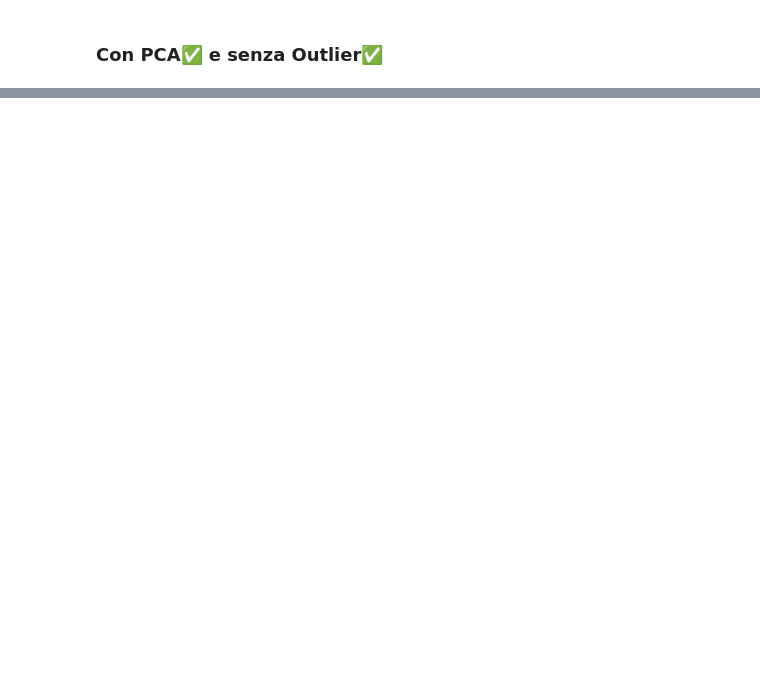
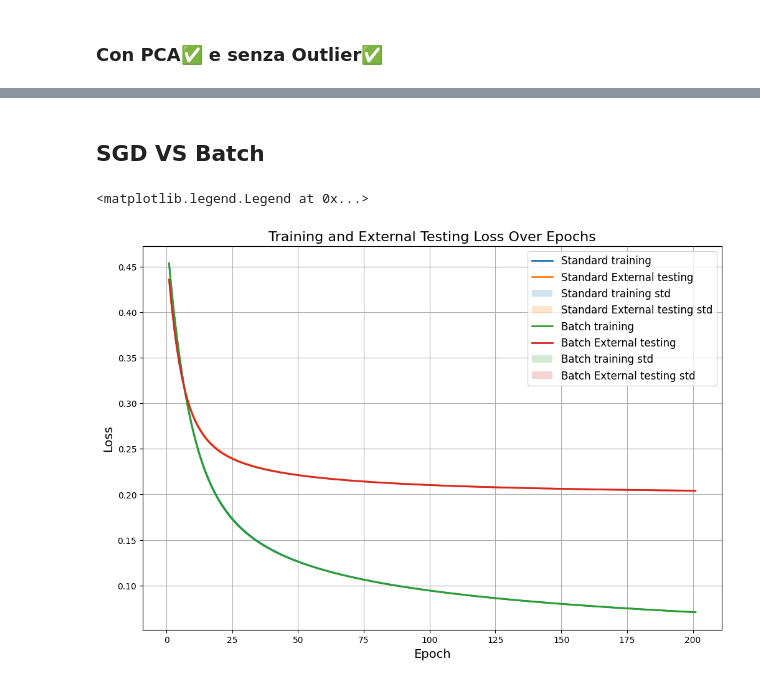
Before and after one commit to Finardi-FS/Neural-Shrimps, a Jupyter notebook: Neural_Network/NN_TrafficProject .ipynb, the cells around one changed output, grey strips where cells are left out. Cells and saved outputs as stored; diff of their text form; code cells hidden in the pictures; blank space fills up the shorter version.

Commit message:
SGD vs Batch

```diff
--- a/Neural_Network/NN_TrafficProject .ipynb
+++ b/Neural_Network/NN_TrafficProject .ipynb
@@ -1948,3 +1935,5 @@ Sensitivity :  1.0
 Specificity :  0.7142857142857142
 FN          :  0
 FP          :  0.2857142857142857
+# %% [markdown]
+## SGD VS Batch
@@ -1950,0 +1974,52 @@ FP          :  0.2857142857142857
+# %%
+pd.options.display.float_format = None
+
+weights         = 2 * np.random.rand(len(data_int[0])) - 1
+epochs        	= 200
+LRA             = 0.01
+LRB				= 0.95
+
+N_as = 20
+tr_as = np.array([]).reshape(0, epochs+1)
+ext_te_as = np.array([]).reshape(0, epochs+1)
+results = {}
+
+plt.figure(figsize=(12, 8))
+
+methods = {
+    'Standard': NN.training,
+    'Batch': NN.training_batch
+}
+for method_name, training_method in methods.items():
+	for i in range(N_as):
+		avg_tr, avg_ext_te = Loss_function_per_epoch(training_method, data_int, labels_int,
+											   			data_ext, labels_ext, weights, epochs, LRA, LRB)
+		avg_tr, avg_ext_te = Loss_function_per_epoch(training_method, data_int, labels_int,
+											   			data_ext, labels_ext, weights, epochs, LRA, LRB)
+		tr_as = np.vstack((tr_as, avg_tr))
+		ext_te_as = np.vstack((ext_te_as, avg_ext_te))
+
+	avg_tr_as = np.mean(tr_as, axis = 0)
+	std_tr_as = np.std(tr_as, axis = 0)
+
+	avg_ext_te_as = np.mean(ext_te_as, axis = 0)
+	std_ext_te_as = np.std(ext_te_as, axis = 0)
+
+
+	plt.plot(np.arange(1, epochs+2), avg_tr_as, label = method_name + ' training', linewidth = 2)
+	plt.plot(np.arange(1, epochs+2), avg_ext_te_as, label = method_name + ' External testing', linewidth = 2)
+
+	# Add error bands
+	plt.fill_between(np.arange(1, epochs + 2), avg_tr_as - std_tr_as, avg_tr_as + std_tr_as, alpha = 0.2,
+				  		label = method_name +' training std', linewidth = 2)
+	plt.fill_between(np.arange(1, epochs + 2), avg_ext_te_as - std_ext_te_as, avg_ext_te_as + std_ext_te_as, alpha = 0.2,
+				  		label = method_name + ' External testing std', linewidth = 2)
+
+plt.title('Training and External Testing Loss Over Epochs', fontsize=16)
+plt.xlabel('Epoch', fontsize=14)
+plt.ylabel('Loss', fontsize=14)
+plt.grid(True)
+plt.legend(loc='upper right', fontsize=12)
+# %% [output]
+<matplotlib.legend.Legend at 0x...>
+[figure, added]
```
Also changed, not shown: parts of 28 cells of this notebook.
